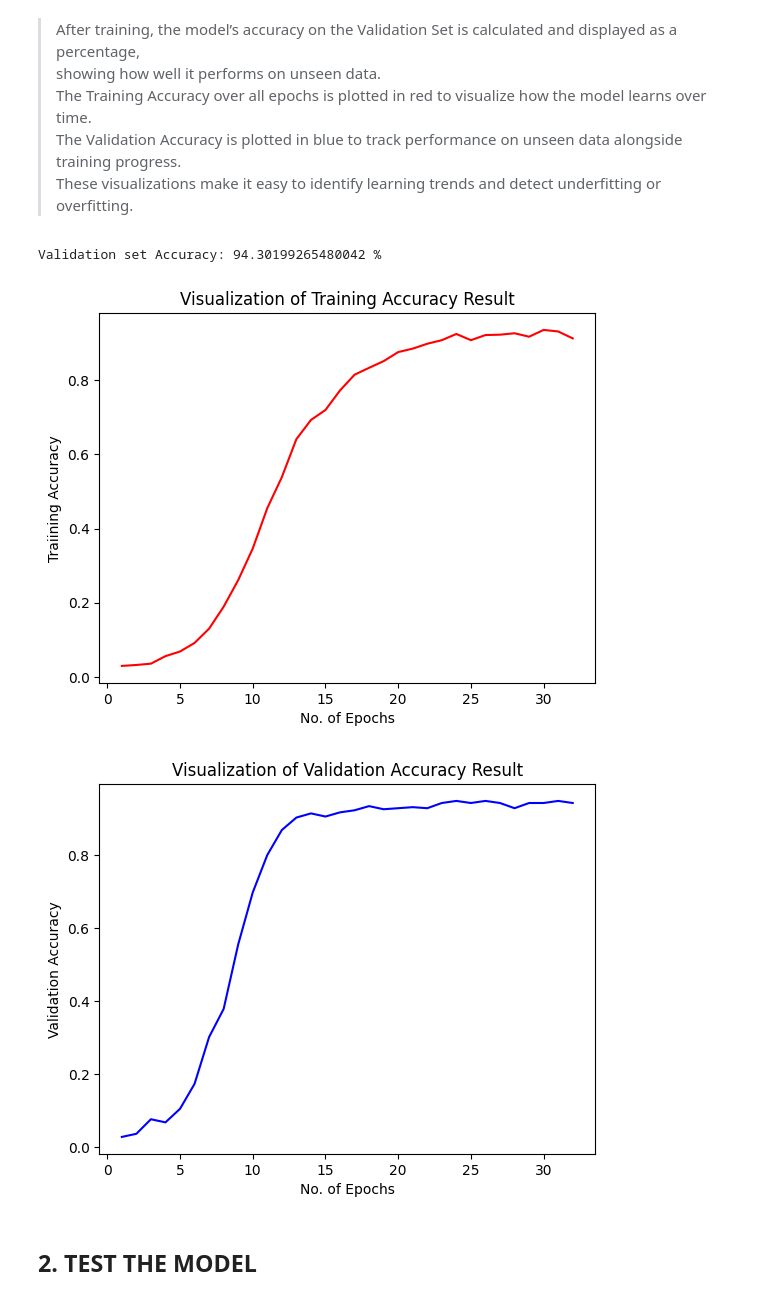
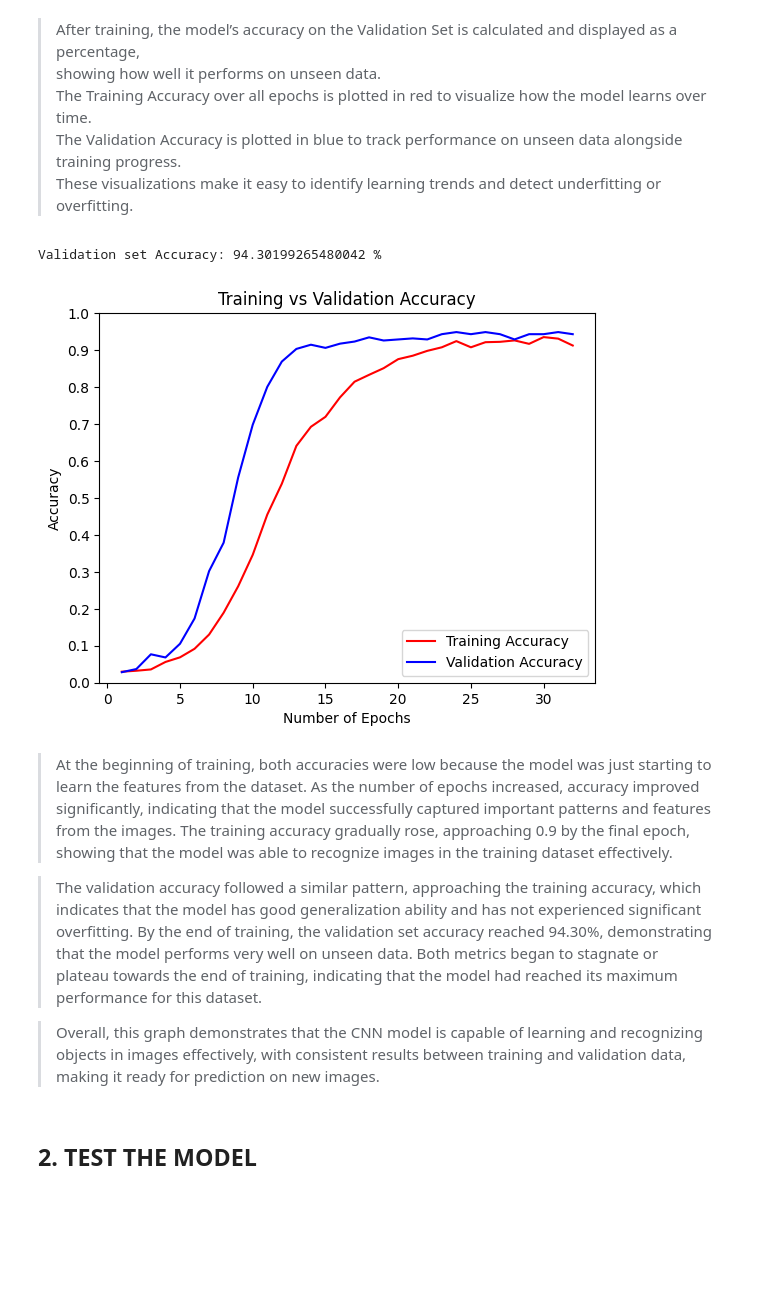
Before and after one commit to erlindagilbertaw/IMAGE_RECOGNITION_FruitVeggie, a Jupyter notebook: Image_Recognition.ipynb, the cells around one changed output. Cells and saved outputs as stored; diff of their text form; code cells hidden in the pictures; blank space fills up the shorter version.

```diff
--- a/Image_Recognition.ipynb
+++ b/Image_Recognition.ipynb
@@ -242,25 +245,30 @@ dict_keys(['accuracy', 'loss', 'val_accuracy', 'val_loss'])
 # %%
 #Accuracy Calculation
 print("Validation set Accuracy: {} %".format(training_history.history['val_accuracy'][-1]*100))
 
-#TRAINING Accuracy Visualization
-epochs = [i for i in range(1,33)]
-plt.plot(epochs,training_history.history['accuracy'],color='red')
-plt.xlabel('No. of Epochs')
-plt.ylabel('Traiining Accuracy')
-plt.title('Visualization of Training Accuracy Result')
+epochs = [i for i in range(1, 33)]
+
+# Plot Training dan Validation Accuracy dalam satu grafik
+plt.plot(epochs, training_history.history['accuracy'], color='red', label='Training Accuracy')
+plt.plot(epochs, training_history.history['val_accuracy'], color='blue', label='Validation Accuracy')
+
+plt.xlabel('Number of Epochs')
+plt.ylabel('Accuracy')
+plt.title('Training vs Validation Accuracy')
+plt.legend()
+plt.ylim(0, 1)
+plt.yticks([i/10 for i in range(0, 11)])
+
 plt.show()
-
-#VALIDATION Accuracy Visualization
-plt.plot(epochs,training_history.history['val_accuracy'],color='blue')
-plt.xlabel('No. of Epochs')
-plt.ylabel('Validation Accuracy')
-plt.title('Visualization of Validation Accuracy Result')
-plt.show()
 # %% [output]
 Validation set Accuracy: 94.30199265480042 %
-[figure, old version]
+[figure, new version]
-[figure, removed]
+# %% [markdown]
+>At the beginning of training, both accuracies were low because the model was just starting to learn the features from the dataset. As the number of epochs increased, accuracy improved significantly, indicating that the model successfully captured important patterns and features from the images. The training accuracy gradually rose, approaching 0.9 by the final epoch, showing that the model was able to recognize images in the training dataset effectively.
+
+>The validation accuracy followed a similar pattern, approaching the training accuracy, which indicates that the model has good generalization ability and has not experienced significant overfitting. By the end of training, the validation set accuracy reached 94.30%, demonstrating that the model performs very well on unseen data. Both metrics began to stagnate or plateau towards the end of training, indicating that the model had reached its maximum performance for this dataset.
+
+>Overall, this graph demonstrates that the CNN model is capable of learning and recognizing objects in images effectively, with consistent results between training and validation data, making it ready for prediction on new images.
 # %% [markdown]
 ## **2. TEST THE MODEL**
 # %% [markdown]
```
Also changed, not shown: parts of 4 cells of this notebook.
